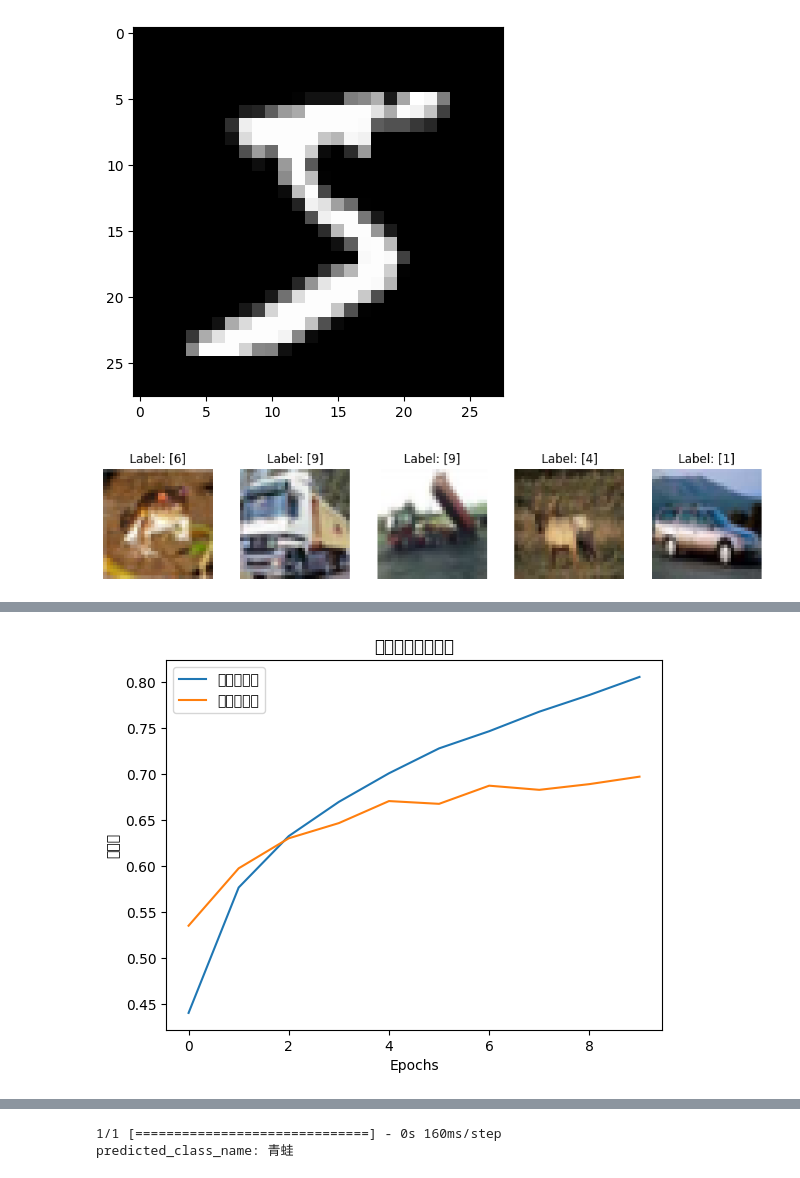
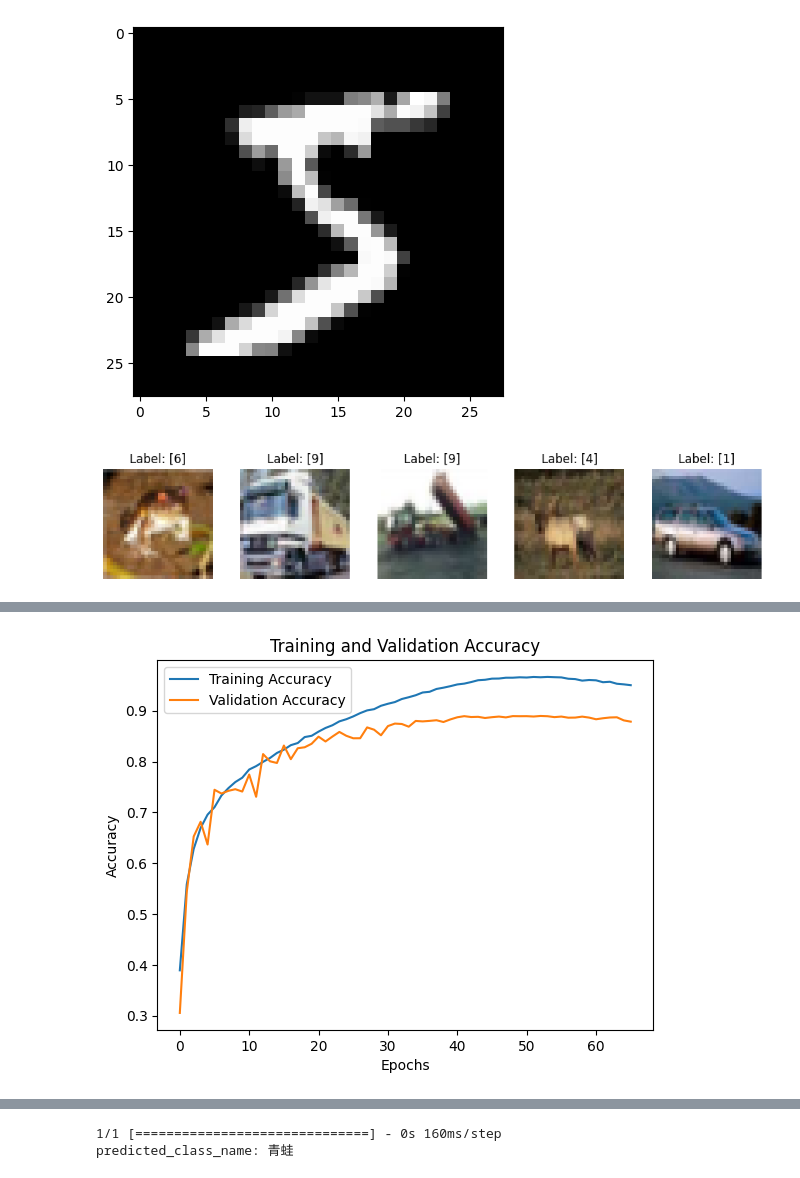
Before and after one commit to kenny1208/Neural_Network, a Jupyter notebook: 4CNN/CNNDemo.ipynb, the cells around one changed output, grey strips where cells are left out. Saved outputs shown, nothing was run; the diff lists cells and outputs as text; code cells hidden in the pictures.

```diff
--- a/4CNN/CNNDemo.ipynb
+++ b/4CNN/CNNDemo.ipynb
@@ -146,6 +146,15 @@ predicted_class_name: 5
 from tensorflow.keras.models import Sequential
 from tensorflow.keras.layers import Conv2D, MaxPooling2D, Flatten, Dense
 from tensorflow.keras.datasets import cifar10
+from tensorflow.keras.layers import Dropout, BatchNormalization
+from tensorflow.keras.utils import to_categorical
+from tensorflow.keras.optimizers import SGD
+from tensorflow.keras.regularizers import l2
+from tensorflow.keras.optimizers import AdamW
+from tensorflow.keras.callbacks import EarlyStopping
+from tensorflow.keras.callbacks import LearningRateScheduler
+import matplotlib.pyplot as plt
+import numpy as np
 (train_images, train_labels), (test_images, test_labels) = cifar10.load_data()
 
 # 選擇部分數據進行展示
@@ -171,43 +180,73 @@ test_labels = to_categorical(test_labels)
 
 
 model = Sequential()
-model.add(Conv2D(32, (3, 3), activation='relu', input_shape=(32, 32, 3)))
+model.add(Conv2D(64, (3, 3), activation='relu', padding='same', input_shape=(32, 32, 3)))
+model.add(BatchNormalization())
+model.add(Conv2D(64, (3, 3), activation='relu', padding='same'))
+model.add(BatchNormalization())
 model.add(MaxPooling2D((2, 2)))
-model.add(Conv2D(64, (3, 3), activation='relu'))
+model.add(Dropout(0.3))
+
+model.add(Conv2D(128, (3, 3), activation='relu', padding='same'))
+model.add(BatchNormalization())
+model.add(Conv2D(128, (3, 3), activation='relu', padding='same'))
+model.add(BatchNormalization())
 model.add(MaxPooling2D((2, 2)))
+model.add(Dropout(0.4))
+
+model.add(Conv2D(256, (3, 3), activation='relu', padding='same'))
+model.add(BatchNormalization())
+model.add(Conv2D(256, (3, 3), activation='relu', padding='same'))
+model.add(BatchNormalization())
+model.add(MaxPooling2D((2, 2)))
+model.add(Dropout(0.5))
+
 model.add(Flatten())
-model.add(Dense(128, activation='relu'))
+model.add(Dense(512, activation='relu', kernel_regularizer=l2(0.0005)))
+model.add(BatchNormalization())
+model.add(Dropout(0.5))
+model.add(Dense(256, activation='relu', kernel_regularizer=l2(0.0005)))
+model.add(BatchNormalization())
+model.add(Dropout(0.5))
 model.add(Dense(10, activation='softmax'))
 
-# 編譯模型
-model.compile(optimizer='adam', loss='categorical_crossentropy', metrics=['accuracy'])
+optimizer = AdamW(learning_rate=0.001, weight_decay=1e-4)
+model.compile(optimizer=optimizer, loss='categorical_crossentropy', metrics=['accuracy'])
 
-# 訓練模型
-history = model.fit(train_images, train_labels, epochs=10, batch_size=64, validation_split=0.2)
+early_stopping = EarlyStopping(monitor='val_loss', patience=10, restore_best_weights=True)
+def cosine_decay(epoch):
+    lr = 0.01 * (np.cos(np.pi * epoch / 50) + 1) / 2
+    return lr
+
+lr_scheduler = LearningRateScheduler(cosine_decay)
+
+history = model.fit(train_images, train_labels, epochs=200, batch_size=64,
+                    validation_split=0.2, callbacks=[early_stopping, lr_scheduler])
 
 # 在測試集上評估模型
 test_loss, test_acc = model.evaluate(test_images, test_labels)
 
-# 輸出測試準確率
-print('測試集準確率：', test_acc)
+# Output test accuracy
+print('Test accuracy:', test_acc)
 
-#儲存模型檔案
+# Save the model file
 model.save('your_model_path_cifar10.h5')
 
-# 繪製訓練損失和驗證損失的走勢圖
-plt.plot(history.history['loss'], label='訓練損失')
-plt.plot(history.history['val_loss'], label='驗證損失')
-plt.title('訓練與驗證損失')
+# Plot training loss and validation loss
+plt.plot(history.history['loss'], label='Training Loss')
+plt.plot(history.history['val_loss'], label='Validation Loss')
+plt.title('Training and Validation Loss')
 plt.xlabel('Epochs')
-plt.ylabel('損失')
+plt.ylabel('Loss')
 plt.legend()
 plt.show()
-# 繪製訓練準確率和驗證準確率的走勢圖
-plt.plot(history.history['accuracy'], label='訓練準確率')
-plt.plot(history.history['val_accuracy'], label='驗證準確率')
-plt.title('訓練與驗證準確率')
+
+# Plot training accuracy and validation accuracy
+plt.plot(history.history['accuracy'], label='Training Accuracy')
+plt.plot(history.history['val_accuracy'], label='Validation Accuracy')
+plt.title('Training and Validation Accuracy')
 plt.xlabel('Epochs')
-plt.ylabel('準確率')
+plt.ylabel('Accuracy')
 plt.legend()
 plt.show()
 # %% [output]
@@ -233 +274 @@ Epoch 10/10
-[figure, old version]
+[figure, new version]
```
Also changed, not shown: parts of 3 cells of this notebook, 1 other file.
